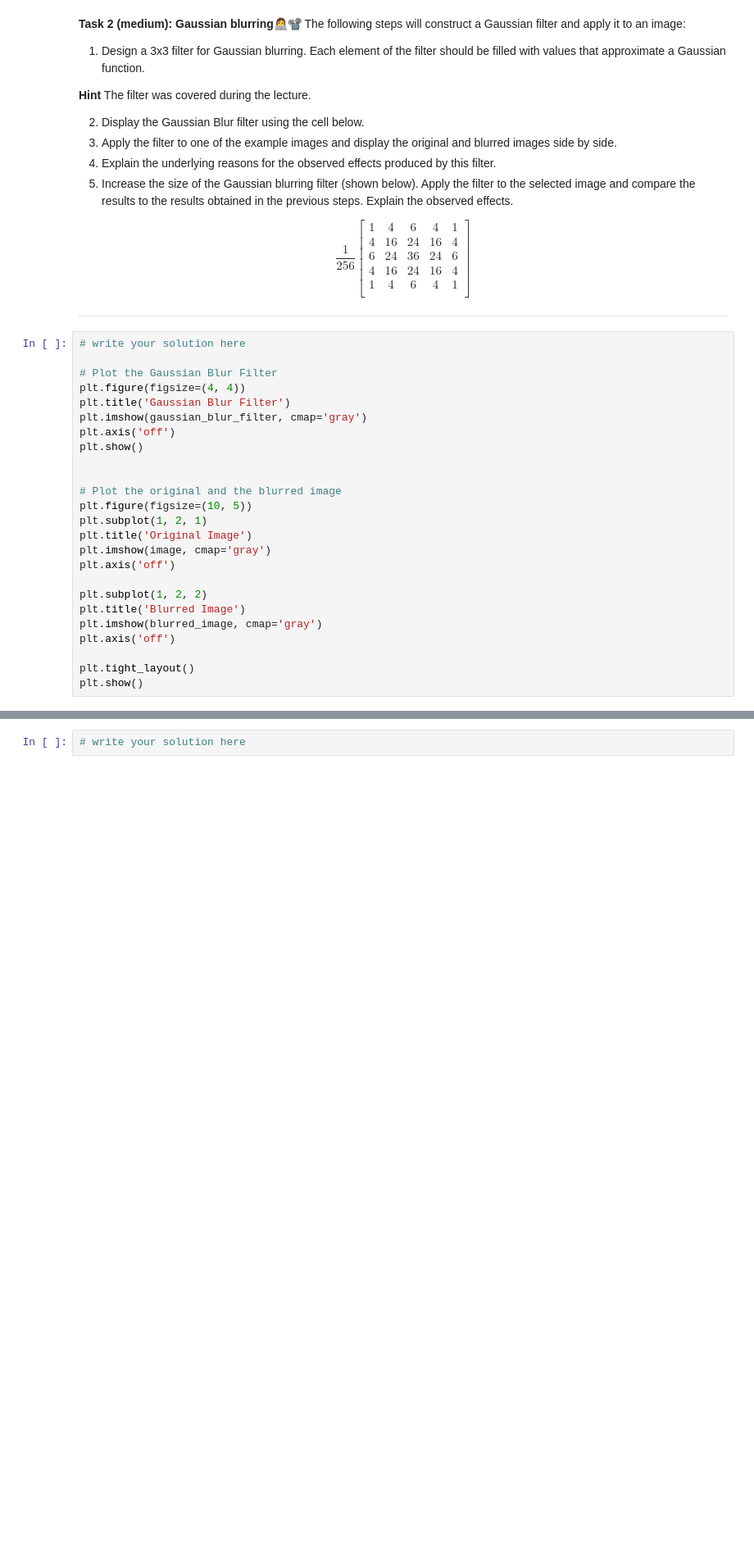
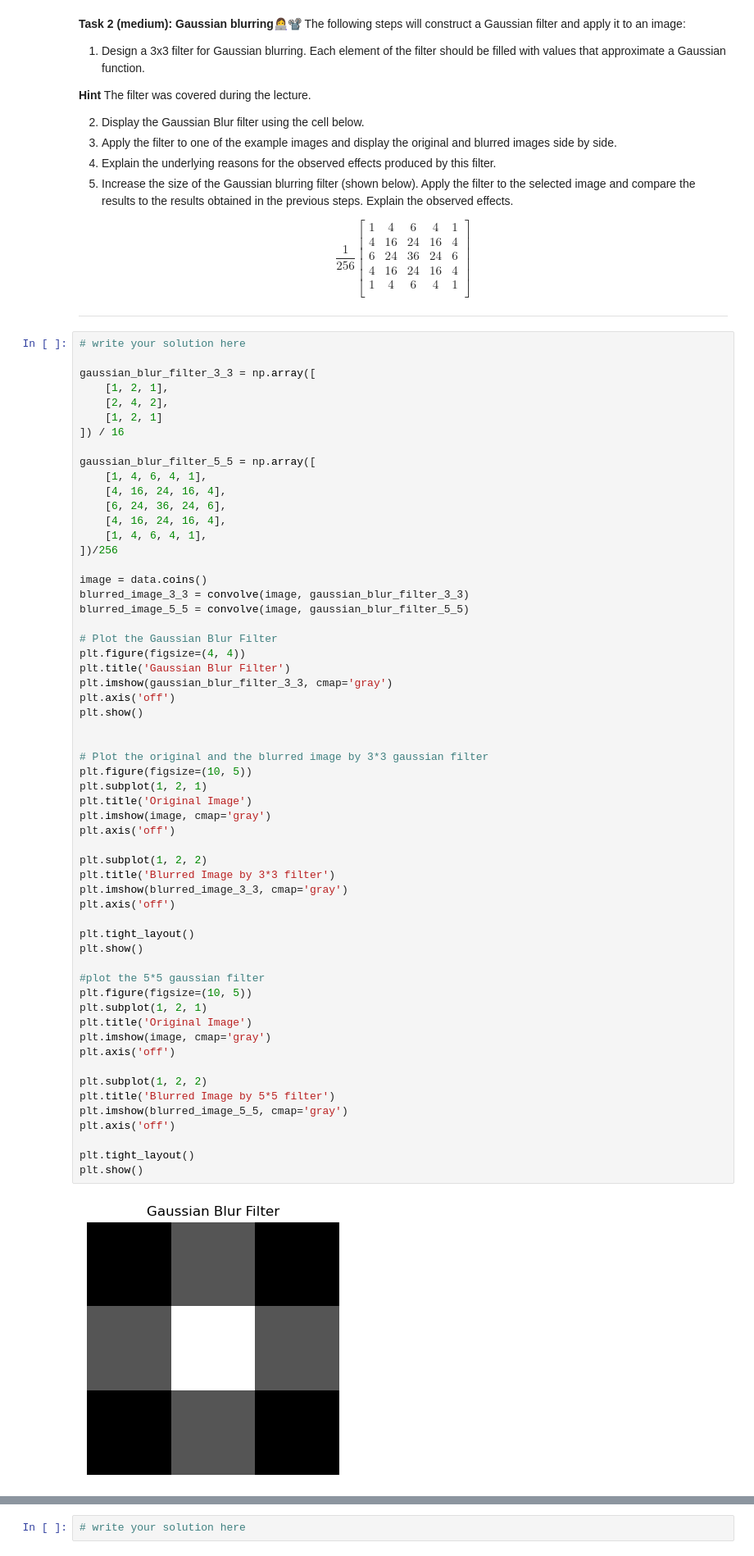
Before and after one commit to Casper2411/MachineLearningExercises, a Jupyter notebook: W08/02-filter_basics.ipynb, the cells around one changed output, grey strips where cells are left out. Shown at 82% size. Cells and saved outputs as stored; diff of their text form; blank space fills up the shorter version.

```diff
--- a/W08/02-filter_basics.ipynb
+++ b/W08/02-filter_basics.ipynb
@@ -108,26 +174,61 @@ $$
 ---
 # %%
 # write your solution here
+
+gaussian_blur_filter_3_3 = np.array([
+    [1, 2, 1],
+    [2, 4, 2],
+    [1, 2, 1]
+]) / 16
+
+gaussian_blur_filter_5_5 = np.array([
+    [1, 4, 6, 4, 1],
+    [4, 16, 24, 16, 4],
+    [6, 24, 36, 24, 6],
+    [4, 16, 24, 16, 4],
+    [1, 4, 6, 4, 1],
+])/256
+
+image = data.coins()
+blurred_image_3_3 = convolve(image, gaussian_blur_filter_3_3)
+blurred_image_5_5 = convolve(image, gaussian_blur_filter_5_5)
 
 # Plot the Gaussian Blur Filter
 plt.figure(figsize=(4, 4))
 plt.title('Gaussian Blur Filter')
-plt.imshow(gaussian_blur_filter, cmap='gray')
+plt.imshow(gaussian_blur_filter_3_3, cmap='gray')
 plt.axis('off')
 plt.show()
 
 
-# Plot the original and the blurred image
+# Plot the original and the blurred image by 3*3 gaussian filter
 plt.figure(figsize=(10, 5))
 plt.subplot(1, 2, 1)
 plt.title('Original Image')
 plt.imshow(image, cmap='gray')
 plt.axis('off')
 
 plt.subplot(1, 2, 2)
-plt.title('Blurred Image')
-plt.imshow(blurred_image, cmap='gray')
+plt.title('Blurred Image by 3*3 filter')
+plt.imshow(blurred_image_3_3, cmap='gray')
 plt.axis('off')
 
 plt.tight_layout()
 plt.show()
+
+#plot the 5*5 gaussian filter
+plt.figure(figsize=(10, 5))
+plt.subplot(1, 2, 1)
+plt.title('Original Image')
+plt.imshow(image, cmap='gray')
+plt.axis('off')
+
+plt.subplot(1, 2, 2)
+plt.title('Blurred Image by 5*5 filter')
+plt.imshow(blurred_image_5_5, cmap='gray')
+plt.axis('off')
+
+plt.tight_layout()
+plt.show()
+# %% [output]
+[figure, added]
```
Also changed, not shown: parts of 7 cells of this notebook, 2 other files.
